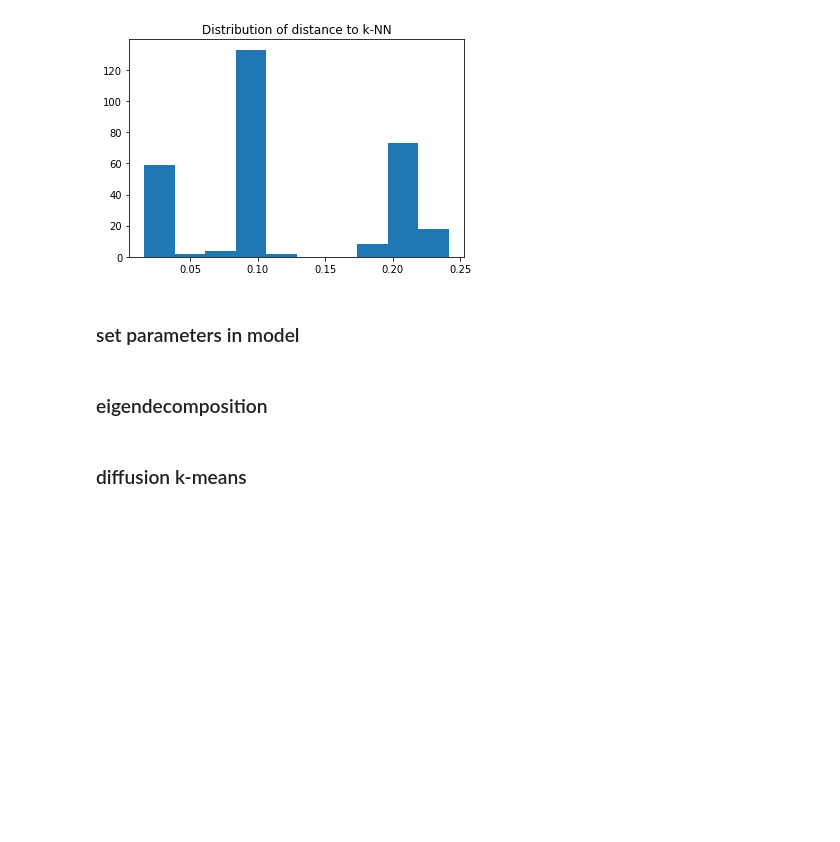
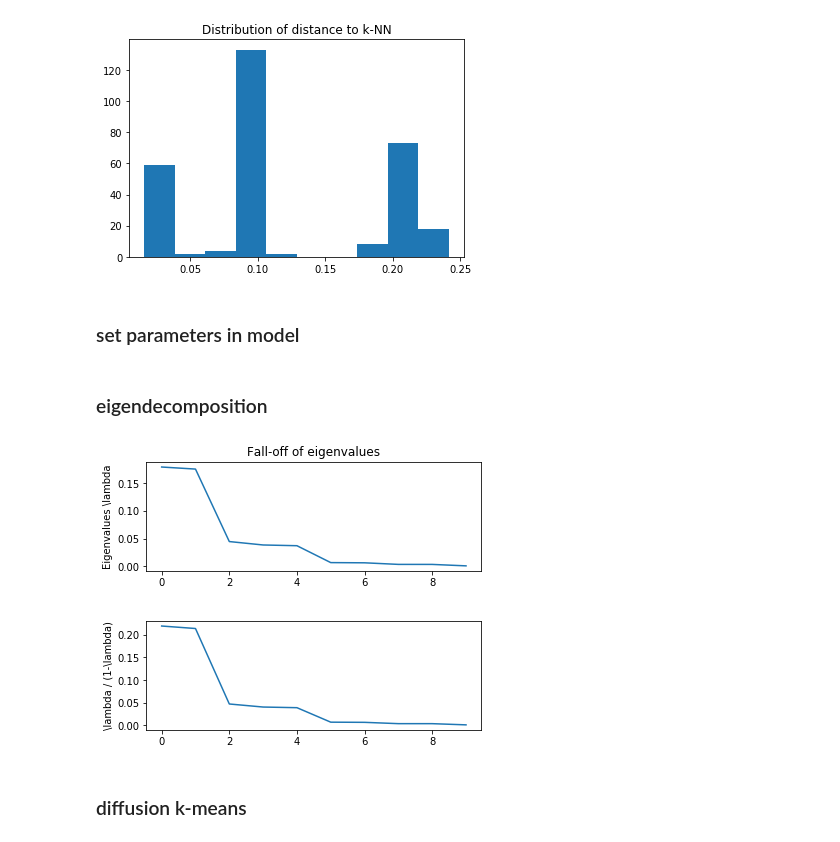
Before and after one commit to teshenglin/diffusion_maps, a Jupyter notebook: AnnLee's_code.ipynb, the cells around one changed output. Saved outputs shown, nothing was run; the diff lists cells and outputs as text; code cells hidden in the pictures; blank space fills up the shorter version.

```diff
--- a/AnnLee's_code.ipynb
+++ b/AnnLee's_code.ipynb
@@ -200,6 +203,27 @@ def get_X(eigenvals, neigen, psi, t):
     return X
 # %%
 X, eigenvals, psi, phi = diffuse(D, eps_val, neigen, 1)
+# %%
+plt.plot(eigenvals[1:neigen+1])
+plt.gcf().set_size_inches(6,2)
+plt.ylabel('Eigenvalues \lambda')
+plt.title('Fall-off of eigenvalues')
+plt.show()
+
+if flag_t:
+    plt.plot(pow(eigenvals[1:neigen+1], t))
+    plt.gcf().set_size_inches(6,2)
+    plt.ylabel('\lambda^t')
+    plt.show()
+else:
+    lambda_multi=eigenvals[1:neigen+1]/(1-eigenvals[1:neigen+1])
+    plt.plot(lambda_multi)
+    plt.gcf().set_size_inches(6,2)
+    ylabel('\lambda / (1-\lambda)')
+    plt.show()
+# %% [output]
+[figure, added]
+[figure, added]
 # %% [markdown]
 ### diffusion k-means
 # %%
```
Also changed, not shown: parts of 12 cells of this notebook.
